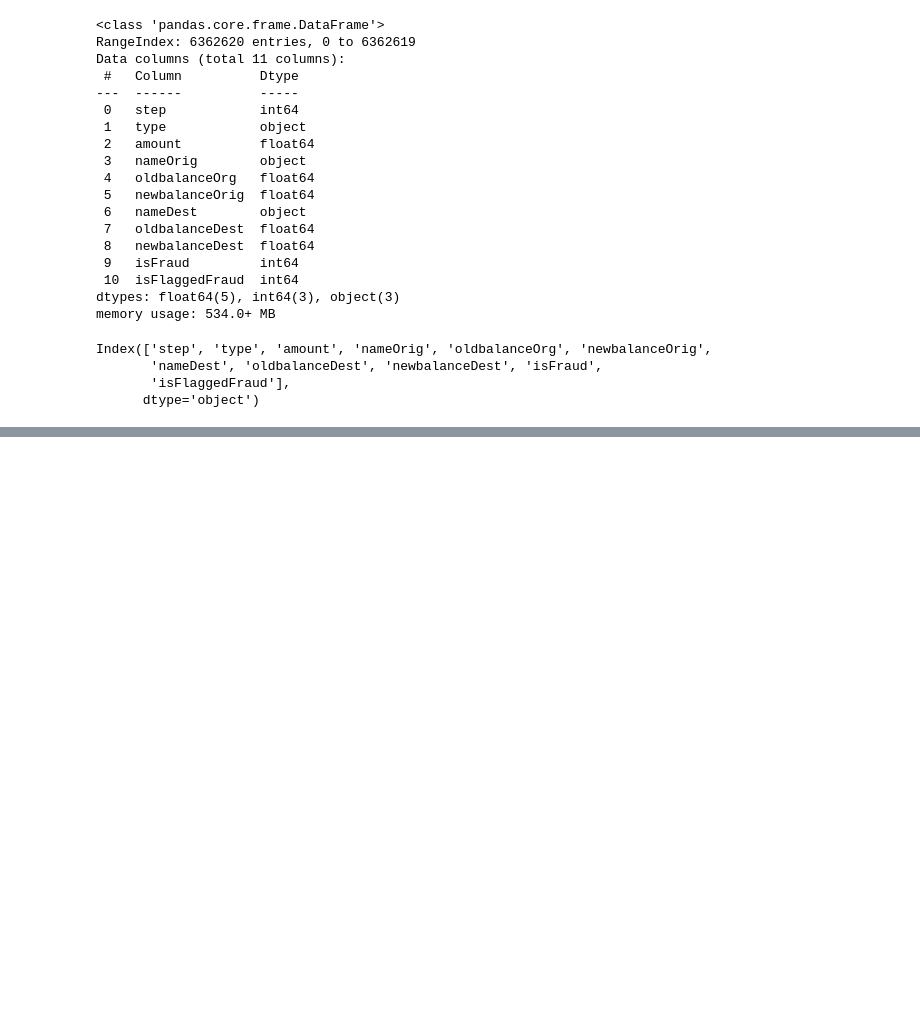
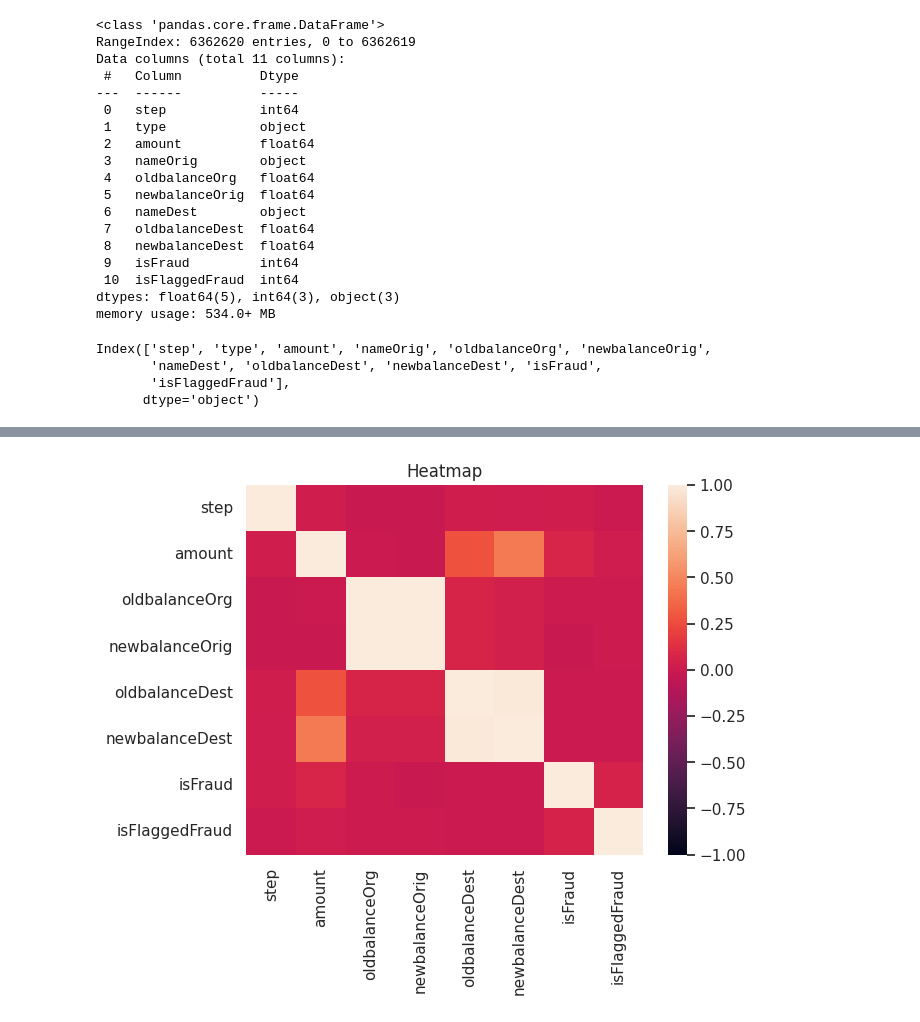
Before and after one commit to AGADA-BI/Credit-Card-Fraud-Detection-using-xgboost, a Jupyter notebook: Credit_card_fraud_detection_model.ipynb, the cells around one changed output, grey strips where cells are left out. Cells and saved outputs as stored; diff of their text form; code cells hidden in the pictures; blank space fills up the shorter version.

```diff
--- a/Credit_card_fraud_detection_model.ipynb
+++ b/Credit_card_fraud_detection_model.ipynb
@@ -48,0 +109,8 @@ Index(['step', 'type', 'amount', 'nameOrig', 'oldbalanceOrg', 'newbalanceOrig',
+# %%
+map = df.sample(200000, random_state=42)
+corr = map.select_dtypes(include=[np.number]).corr()
+sns.heatmap(corr, annot=False, vmax=1, vmin=-1);
+plt.title('Heatmap')
+plt.show()
+# %% [output]
+[figure, added]
```
Also changed, not shown: parts of 10 cells of this notebook.
